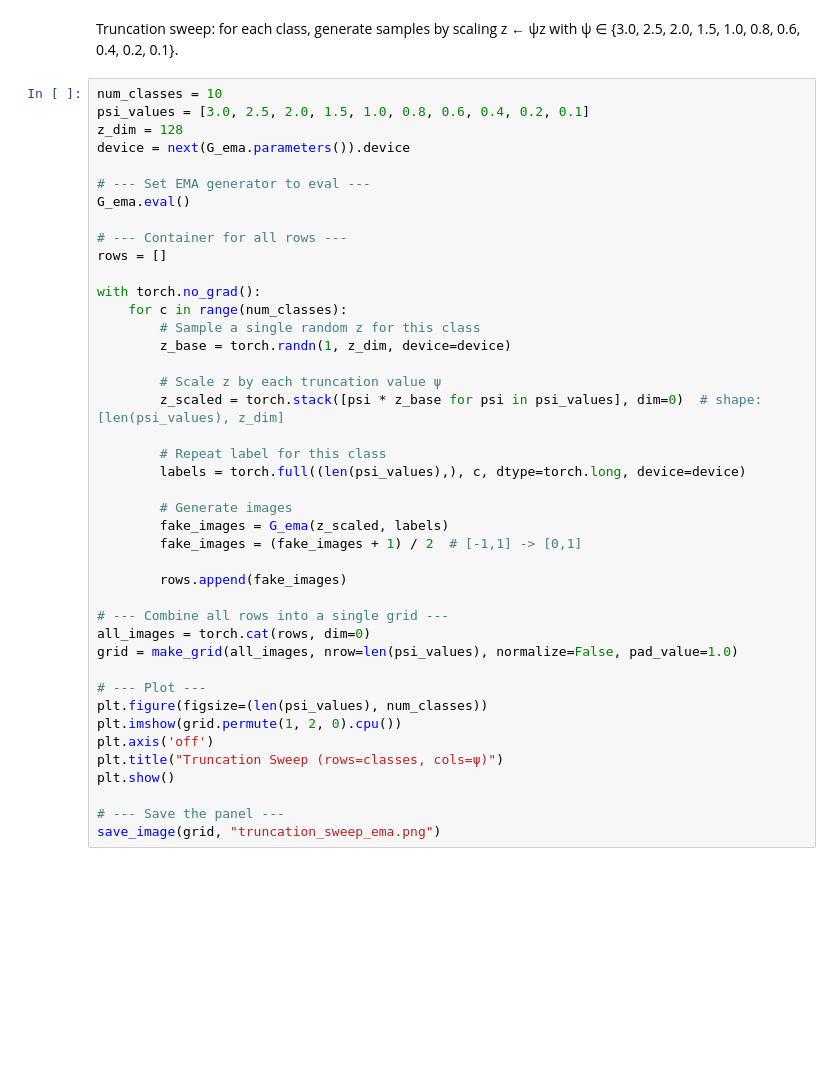
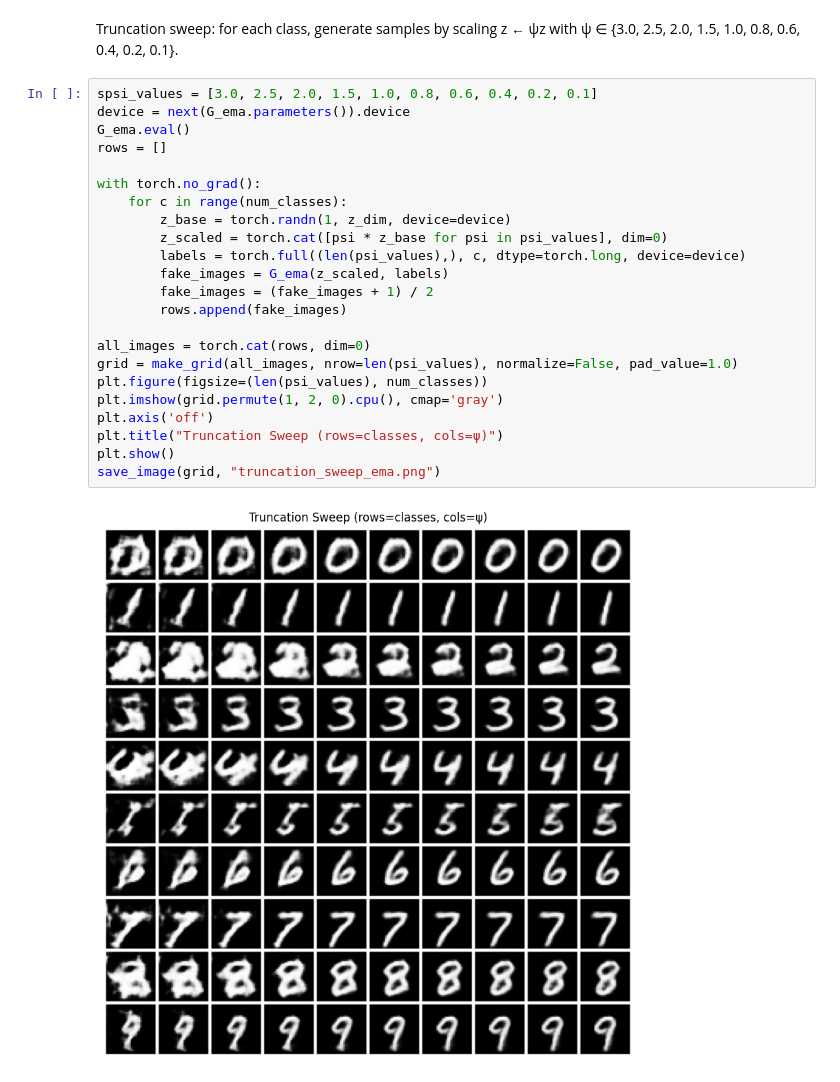
Before and after one commit to Pranjal-Patil-Pers/Conditional_WGAN-GP_on_MNIST, a Jupyter notebook: notebooks/CSC8851 F2025 HW2 Pranjal Patil.ipynb, the cells around one changed output. Saved outputs shown, nothing was run; the diff lists cells and outputs as text; blank space fills up the shorter version.

```diff
--- a/notebooks/CSC8851 F2025 HW2 Pranjal Patil.ipynb
+++ b/notebooks/CSC8851 F2025 HW2 Pranjal Patil.ipynb
@@ -344,44 +322,27 @@ save_image(grid, "latent_interpolations_ema.png")
 # %% [markdown]
 Truncation sweep: for each class, generate samples by scaling z ← ψz with ψ ∈ {3.0, 2.5, 2.0, 1.5, 1.0, 0.8, 0.6, 0.4, 0.2, 0.1}.
 # %%
-num_classes = 10
-psi_values = [3.0, 2.5, 2.0, 1.5, 1.0, 0.8, 0.6, 0.4, 0.2, 0.1]
-z_dim = 128
+spsi_values = [3.0, 2.5, 2.0, 1.5, 1.0, 0.8, 0.6, 0.4, 0.2, 0.1]
 device = next(G_ema.parameters()).device
-
-# --- Set EMA generator to eval ---
 G_ema.eval()
-
-# --- Container for all rows ---
 rows = []
 
 with torch.no_grad():
     for c in range(num_classes):
-        # Sample a single random z for this class
         z_base = torch.randn(1, z_dim, device=device)
-
-        # Scale z by each truncation value ψ
-        z_scaled = torch.stack([psi * z_base for psi in psi_values], dim=0)  # shape: [len(psi_values), z_dim]
-
-        # Repeat label for this class
+        z_scaled = torch.cat([psi * z_base for psi in psi_values], dim=0)
         labels = torch.full((len(psi_values),), c, dtype=torch.long, device=device)
-
-        # Generate images
         fake_images = G_ema(z_scaled, labels)
-        fake_images = (fake_images + 1) / 2  # [-1,1] -> [0,1]
-
+        fake_images = (fake_images + 1) / 2
         rows.append(fake_images)
 
-# --- Combine all rows into a single grid ---
 all_images = torch.cat(rows, dim=0)
 grid = make_grid(all_images, nrow=len(psi_values), normalize=False, pad_value=1.0)
-
-# --- Plot ---
 plt.figure(figsize=(len(psi_values), num_classes))
-plt.imshow(grid.permute(1, 2, 0).cpu())
+plt.imshow(grid.permute(1, 2, 0).cpu(), cmap='gray')
 plt.axis('off')
 plt.title("Truncation Sweep (rows=classes, cols=ψ)")
 plt.show()
-
-# --- Save the panel ---
 save_image(grid, "truncation_sweep_ema.png")
+# %% [output]
+[figure, added]
```
Also changed, not shown: parts of 11 cells of this notebook, 5 other files.
